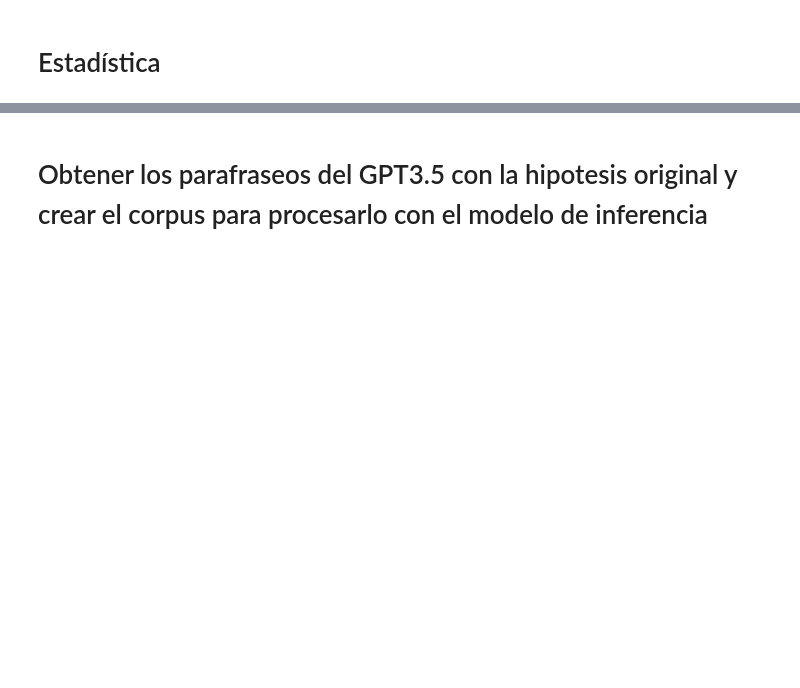
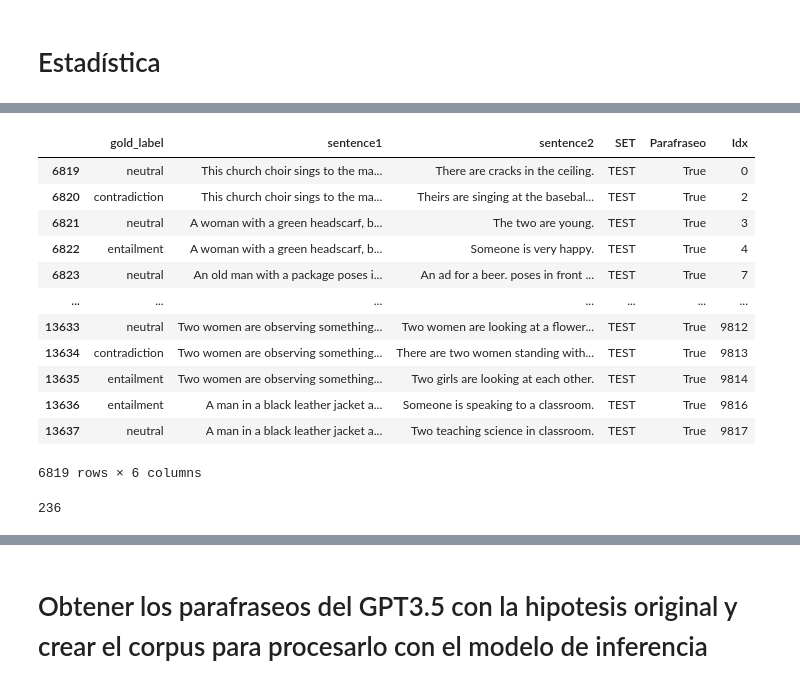
Before and after one commit to david-T-M/RTE_Parik, a Jupyter notebook: Estadistica_correctos_incorrectos.ipynb, the cells around one changed output, grey strips where cells are left out. Cells and saved outputs as stored; diff of their text form; code cells hidden in the pictures; blank space fills up the shorter version.

```diff
--- a/Estadistica_correctos_incorrectos.ipynb
+++ b/Estadistica_correctos_incorrectos.ipynb
@@ -242,0 +255,22 @@ dfn
+# %%
+df_test_p=df_test[df_test["Parafraseo"]==1]
+df_test_sin_p=df_test[df_test["Parafraseo"]==0]
+df_test_p
+# %% [output]
+|  | gold_label | sentence1 | sentence2 | SET | Parafraseo | Idx |
+| 6819 | neutral | This church choir sings to the ma... | There are cracks in the ceiling. | TEST | True | 0 |
+| 6820 | contradiction | This church choir sings to the ma... | Theirs are singing at the basebal... | TEST | True | 2 |
+| 6821 | neutral | A woman with a green headscarf, b... | The two are young. | TEST | True | 3 |
+| 6822 | entailment | A woman with a green headscarf, b... | Someone is very happy. | TEST | True | 4 |
+| 6823 | neutral | An old man with a package poses i... | An ad for a beer. poses in front ... | TEST | True | 7 |
+| ... | ... | ... | ... | ... | ... | ... |
+| 13633 | neutral | Two women are observing something... | Two women are looking at a flower... | TEST | True | 9812 |
+| 13634 | contradiction | Two women are observing something... | There are two women standing with... | TEST | True | 9813 |
+| 13635 | entailment | Two women are observing something... | Two girls are looking at each other. | TEST | True | 9814 |
+| 13636 | entailment | A man in a black leather jacket a... | Someone is speaking to a classroom. | TEST | True | 9816 |
+| 13637 | neutral | A man in a black leather jacket a... | Two teaching science in classroom. | TEST | True | 9817 |
+6819 rows × 6 columns
+# %%
+len(parafraseo_correctos)
+# %% [output]
+236
```
Also changed, not shown: parts of 52 cells of this notebook.
